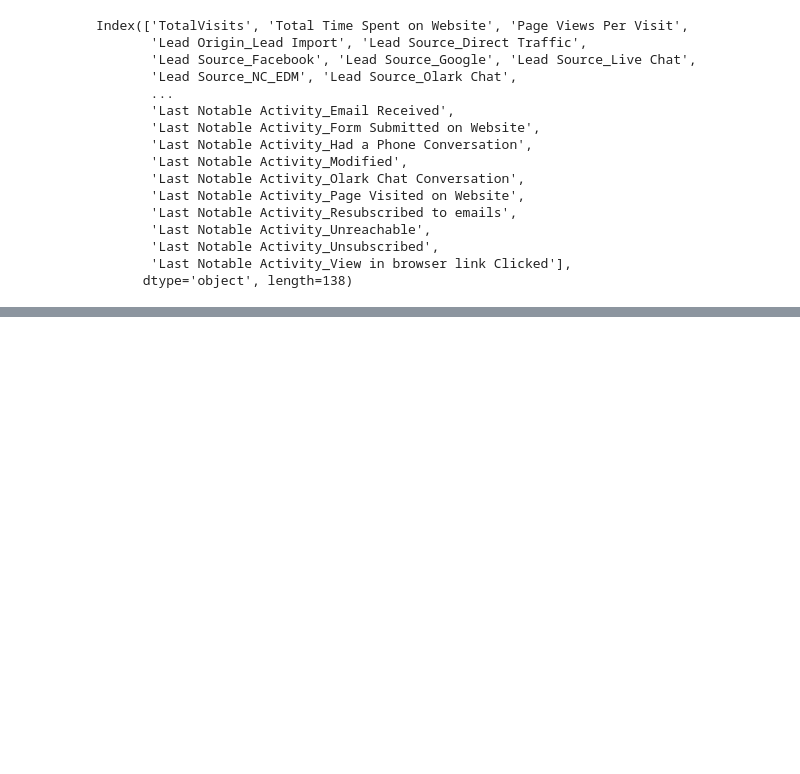
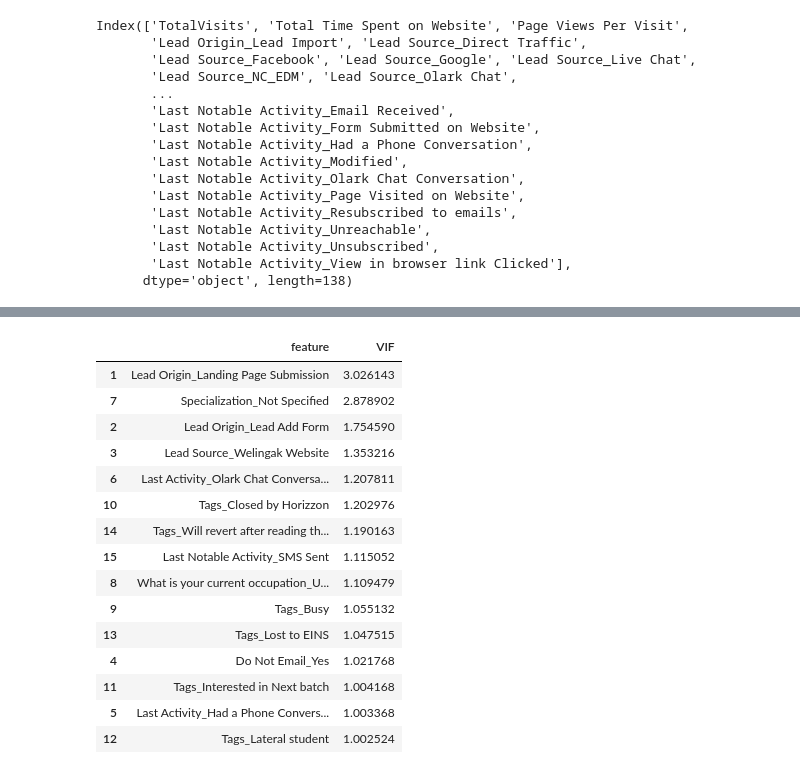
Before and after one commit to pratiksinha35/lead_score, a Jupyter notebook: Model.ipynb, the cells around one changed output, grey strips where cells are left out. Drawn from its saved outputs; the diff is of its cells as text; code cells hidden in the pictures; blank space fills up the shorter version.

```diff
--- a/Model.ipynb
+++ b/Model.ipynb
@@ -570,0 +575,8 @@ X_train_rfe.head()
+# %%
+def fetch_vif(data: pd.DataFrame):
+    vif = pd.DataFrame() # Initializing the creating an empty dataframe
+    vif["feature"] = data.columns # getting the features under a column
+    vif["VIF"] = [variance_inflation_factor(data.values, i) for i in range(len(data.columns))] # getting the corresponding VIF
+    vif = vif.iloc[1:, :] # removing the constant column's VIF
+    vif.sort_values(by='VIF', ascending=False, inplace=True) # sorting the data by VIF
+    return vif
@@ -570,0 +614,19 @@ X_train_rfe.head()
+# %%
+fetch_vif(X_train_rfe)
+# %% [output]
+|  | feature | VIF |
+| 1 | Lead Origin_Landing Page Submission | 3.026143 |
+| 7 | Specialization_Not Specified | 2.878902 |
+| 2 | Lead Origin_Lead Add Form | 1.754590 |
+| 3 | Lead Source_Welingak Website | 1.353216 |
+| 6 | Last Activity_Olark Chat Conversa... | 1.207811 |
+| 10 | Tags_Closed by Horizzon | 1.202976 |
+| 14 | Tags_Will revert after reading th... | 1.190163 |
+| 15 | Last Notable Activity_SMS Sent | 1.115052 |
+| 8 | What is your current occupation_U... | 1.109479 |
+| 9 | Tags_Busy | 1.055132 |
+| 13 | Tags_Lost to EINS | 1.047515 |
+| 4 | Do Not Email_Yes | 1.021768 |
+| 11 | Tags_Interested in Next batch | 1.004168 |
+| 5 | Last Activity_Had a Phone Convers... | 1.003368 |
+| 12 | Tags_Lateral student | 1.002524 |
```
Also changed, not shown: parts of 10 cells of this notebook.
